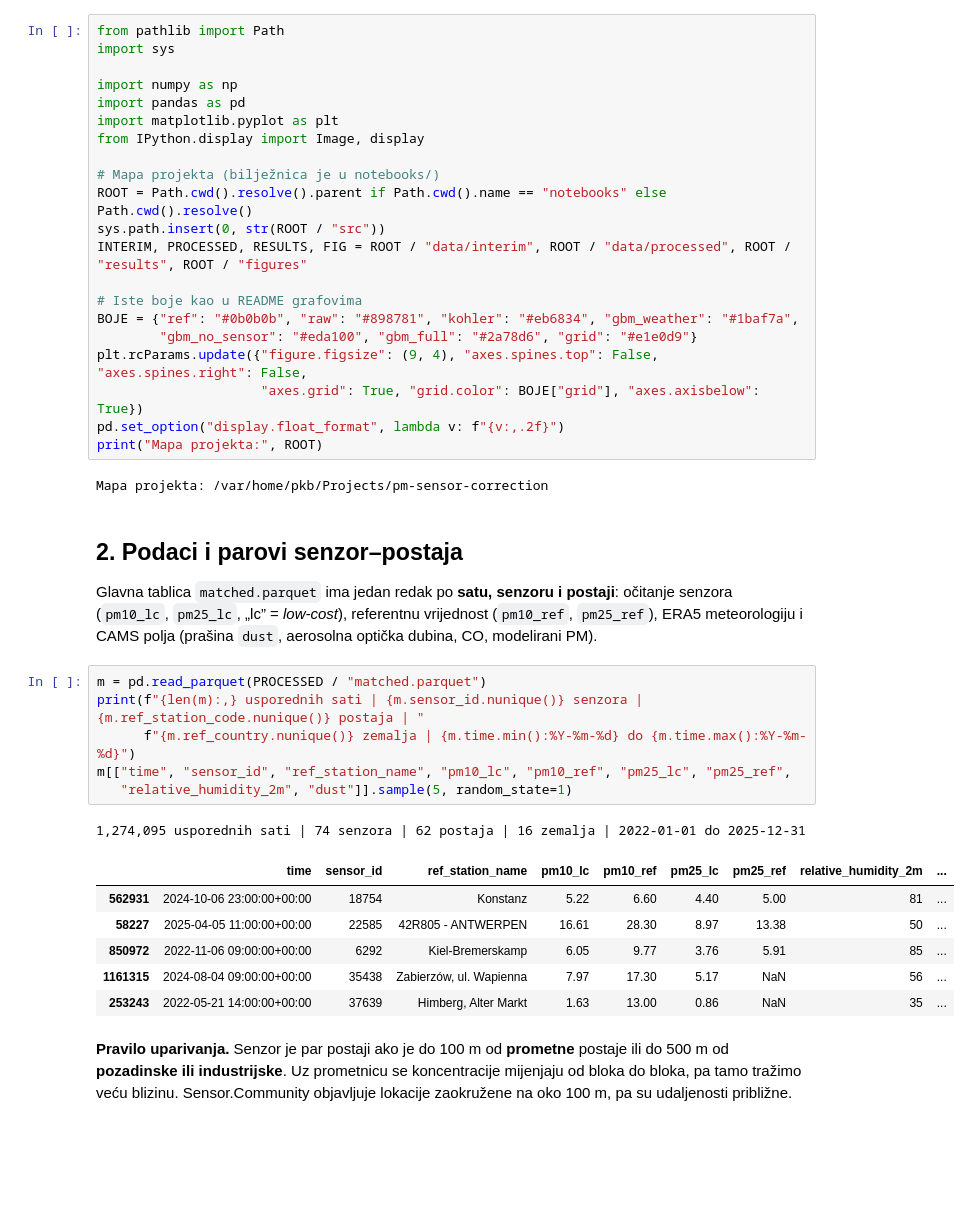
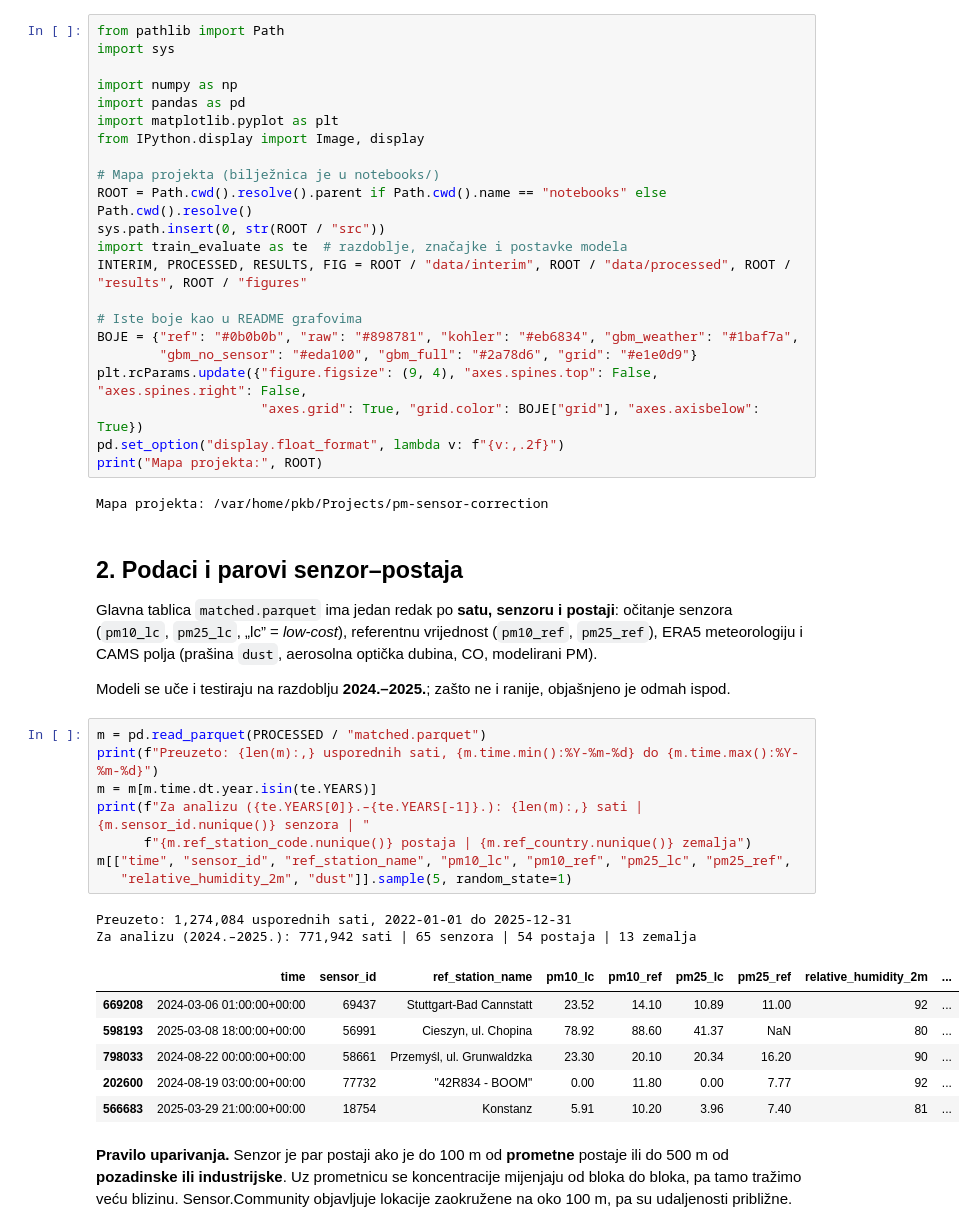
Before and after one commit to pboric/pm-sensor-correction, a Jupyter notebook: notebooks/vodic_kroz_analizu.ipynb, the cells around one changed output. Cells and saved outputs as stored; diff of their text form; blank space fills up the shorter version.

```diff
--- a/notebooks/vodic_kroz_analizu.ipynb
+++ b/notebooks/vodic_kroz_analizu.ipynb
@@ -60,6 +61,7 @@ from IPython.display import Image, display
 # Mapa projekta (bilježnica je u notebooks/)
 ROOT = Path.cwd().resolve().parent if Path.cwd().name == "notebooks" else Path.cwd().resolve()
 sys.path.insert(0, str(ROOT / "src"))
+import train_evaluate as te  # razdoblje, značajke i postavke modela
 INTERIM, PROCESSED, RESULTS, FIG = ROOT / "data/interim", ROOT / "data/processed", ROOT / "results", ROOT / "figures"
 
 # Iste boje kao u README grafovima
@@ -77,20 +79,25 @@ Mapa projekta: /var/home/pkb/Projects/pm-sensor-correction
 Glavna tablica `matched.parquet` ima jedan redak po **satu, senzoru i postaji**: očitanje senzora
 (`pm10_lc`, `pm25_lc`, „lc” = *low-cost*), referentnu vrijednost (`pm10_ref`, `pm25_ref`),
 ERA5 meteorologiju i CAMS polja (prašina `dust`, aerosolna optička dubina, CO, modelirani PM).
+
+Modeli se uče i testiraju na razdoblju **2024.–2025.**; zašto ne i ranije, objašnjeno je odmah ispod.
 # %%
 m = pd.read_parquet(PROCESSED / "matched.parquet")
-print(f"{len(m):,} usporednih sati | {m.sensor_id.nunique()} senzora | {m.ref_station_code.nunique()} postaja | "
-      f"{m.ref_country.nunique()} zemalja | {m.time.min():%Y-%m-%d} do {m.time.max():%Y-%m-%d}")
+print(f"Preuzeto: {len(m):,} usporednih sati, {m.time.min():%Y-%m-%d} do {m.time.max():%Y-%m-%d}")
+m = m[m.time.dt.year.isin(te.YEARS)]
+print(f"Za analizu ({te.YEARS[0]}.–{te.YEARS[-1]}.): {len(m):,} sati | {m.sensor_id.nunique()} senzora | "
+      f"{m.ref_station_code.nunique()} postaja | {m.ref_country.nunique()} zemalja")
 m[["time", "sensor_id", "ref_station_name", "pm10_lc", "pm10_ref", "pm25_lc", "pm25_ref",
    "relative_humidity_2m", "dust"]].sample(5, random_state=1)
 # %% [output]
-1,274,095 usporednih sati | 74 senzora | 62 postaja | 16 zemalja | 2022-01-01 do 2025-12-31
+Preuzeto: 1,274,084 usporednih sati, 2022-01-01 do 2025-12-31
+Za analizu (2024.–2025.): 771,942 sati | 65 senzora | 54 postaja | 13 zemalja
 |  | time | sensor_id | ref_station_name | pm10_lc | pm10_ref | pm25_lc | pm25_ref | relative_humidity_2m | ... |
-| 562931 | 2024-10-06 23:00:00+00:00 | 18754 | Konstanz | 5.22 | 6.60 | 4.40 | 5.00 | 81 | ... |
-| 58227 | 2025-04-05 11:00:00+00:00 | 22585 | 42R805 - ANTWERPEN | 16.61 | 28.30 | 8.97 | 13.38 | 50 | ... |
-| 850972 | 2022-11-06 09:00:00+00:00 | 6292 | Kiel-Bremerskamp | 6.05 | 9.77 | 3.76 | 5.91 | 85 | ... |
-| 1161315 | 2024-08-04 09:00:00+00:00 | 35438 | Zabierzów, ul. Wapienna | 7.97 | 17.30 | 5.17 | NaN | 56 | ... |
-| 253243 | 2022-05-21 14:00:00+00:00 | 37639 | Himberg, Alter Markt | 1.63 | 13.00 | 0.86 | NaN | 35 | ... |
+| 669208 | 2024-03-06 01:00:00+00:00 | 69437 | Stuttgart-Bad Cannstatt | 23.52 | 14.10 | 10.89 | 11.00 | 92 | ... |
+| 598193 | 2025-03-08 18:00:00+00:00 | 56991 | Cieszyn, ul. Chopina | 78.92 | 88.60 | 41.37 | NaN | 80 | ... |
+| 798033 | 2024-08-22 00:00:00+00:00 | 58661 | Przemyśl, ul. Grunwaldzka | 23.30 | 20.10 | 20.34 | 16.20 | 90 | ... |
+| 202600 | 2024-08-19 03:00:00+00:00 | 77732 | "42R834 - BOOM" | 0.00 | 11.80 | 0.00 | 7.77 | 92 | ... |
+| 566683 | 2025-03-29 21:00:00+00:00 | 18754 | Konstanz | 5.91 | 10.20 | 3.96 | 7.40 | 81 | ... |
 # %% [markdown]
 **Pravilo uparivanja.** Senzor je par postaji ako je do 100 m od **prometne** postaje ili do 500 m od
 **pozadinske ili industrijske**. Uz prometnicu se koncentracije mijenjaju od bloka do bloka, pa tamo tražimo
```
Also changed, not shown: parts of 29 cells of this notebook, 20 other files.
